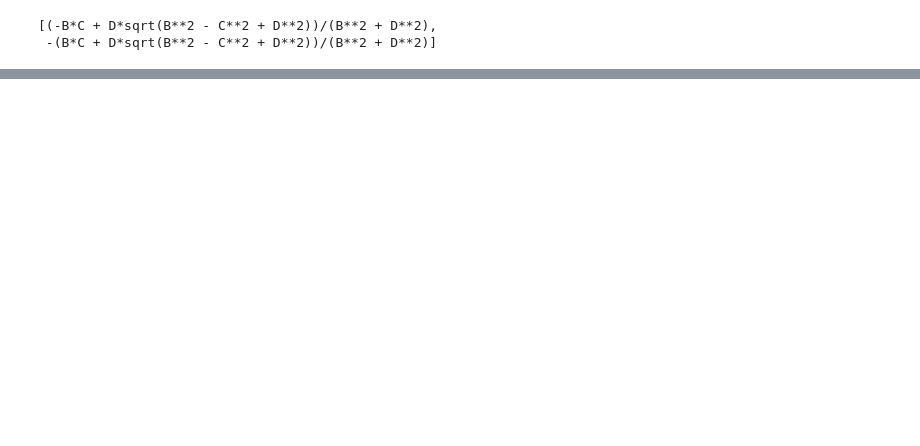
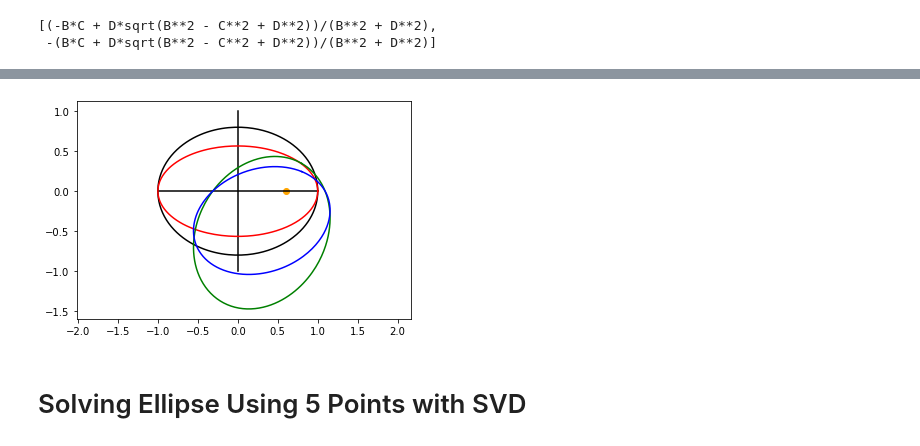
Before and after one commit to deanthedream/PrototypePlottingUtilsEXOSIMS, a Jupyter notebook: SolarSystemdMag/threeDellipseToTwoDellipse.ipynb, the cells around one changed output, grey strips where cells are left out. Drawn from its saved outputs; the diff is of its cells as text; code cells hidden in the pictures; blank space fills up the shorter version.

```diff
--- a/SolarSystemdMag/threeDellipseToTwoDellipse.ipynb
+++ b/SolarSystemdMag/threeDellipseToTwoDellipse.ipynb
@@ -238,0 +296,29 @@ projectedEllipseCenter
+# %%
+nus_2 = np.linspace(start=0.,stop=2.*np.pi,num=200)
+points0_2 = np.asarray([p_3DEllipse.subs(W,0).subs(w,0).subs(e,0.6).subs(a,1).subs(inc,0).subs(v,nus_2[i]) for i in np.arange(len(nus_2))]) #Points for Ellipse on XY plane
+Foci00_2 = C_3DFoci_to_origin.subs(W,0).subs(w,0).subs(e,0.6).subs(a,1).subs(inc,0)
+# %%
+points1_2 = np.asarray([p_3DEllipse.subs(W,0).subs(w,0).subs(e,0.6).subs(a,1).subs(inc,np.pi/4).subs(v,nus_2[i]) for i in np.arange(len(nus_2))]) #Inclined Ellipse
+# %%
+points2_2 = np.asarray([p_3DEllipse.subs(W,0).subs(w,np.pi/3).subs(e,0.6).subs(a,1).subs(inc,0).subs(v,nus_2[i]) for i in np.arange(len(nus_2))]) #Points for Ellipse on XY plane
+# %%
+points3_2 = np.asarray([p_3DEllipse.subs(W,0).subs(w,np.pi/3).subs(e,0.6).subs(a,1).subs(inc,np.pi/4).subs(v,nus_2[i]) for i in np.arange(len(nus_2))]) #Inclined Ellipse
+# %%
+fig3 = plt.figure(num=8)
+plt.plot(Foci00_2+points0_2[:,0],points0_2[:,1],color='black')#Plot ellipse fully on XY plane
+plt.plot([-1.,1.],[0,0],color='black')#plot X axis
+plt.plot([0,0],[-1,1],color='black')#plot Y axis
+plt.scatter([Foci00_2],[0],color='orange')#plot Foci
+
+#Inclined Ellipse
+plt.plot(Foci00_2+points1_2[:,0],points1_2[:,1],color='red')
+
+plt.plot(Foci00_2+points2_2[:,0],points2_2[:,1],color='green')
+plt.plot(Foci00_2+points3_2[:,0],points3_2[:,1],color='blue')
+
+fig3.gca().axis('equal')
+plt.show(block=False)
+# %% [output]
+[figure, added]
+# %% [markdown]
+# Solving Ellipse Using 5 Points with SVD
```
Also changed, not shown: parts of 50 cells of this notebook, 1 other file.
